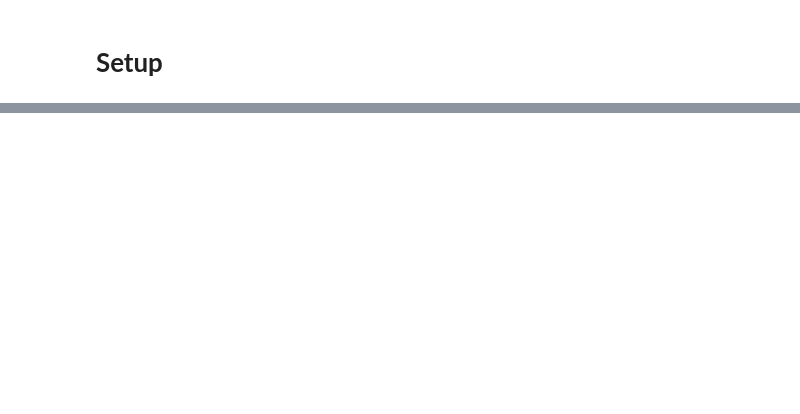
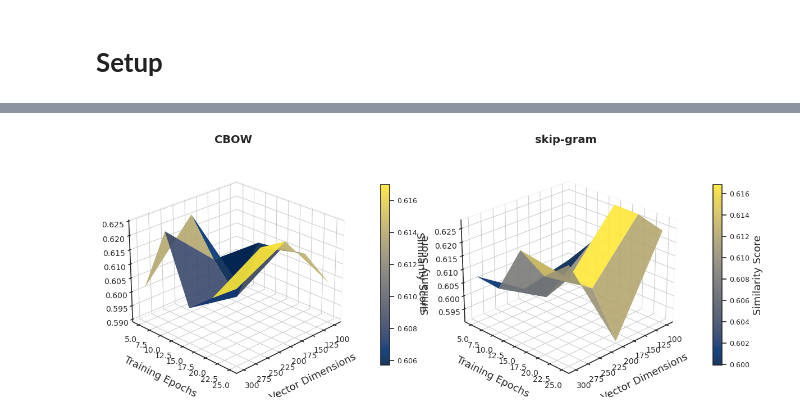
Before and after one commit to eric-d-knowles/ngram-prep, a Jupyter notebook: notebooks/training_workflow.ipynb, the cells around one changed output, grey strips where cells are left out. Saved outputs shown, nothing was run; the diff lists cells and outputs as text; code cells hidden in the pictures; blank space fills up the shorter version.

```diff
--- a/notebooks/training_workflow.ipynb
+++ b/notebooks/training_workflow.ipynb
@@ -129,10 +152,12 @@ plot_evaluation_results(
 # %%
 eval_file = '/vast/edk202/NLP_models/Google_Books/20200217/eng/5gram_files/evaluation_results_test.csv'
 
 plot_evaluation_results(
     csv_file=eval_file,
     metric='similarity_score',
-    x_vars=['epochs', 'min_count'],
+    x_vars=['vector_size', 'epochs'],
+    panel_by='approach',
     plot_type='surface',
-    plot_title='Similarity Score: Epochs vs Min Count'
 )
+# %% [output]
+[figure, added]
```
Also changed, not shown: parts of 7 cells of this notebook, 3 other files.
